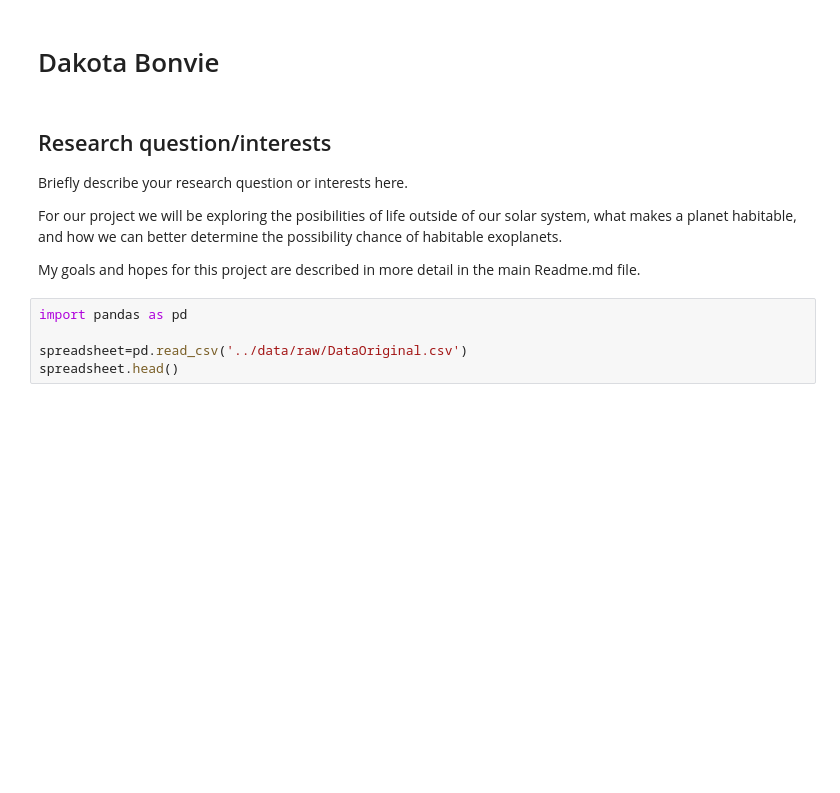
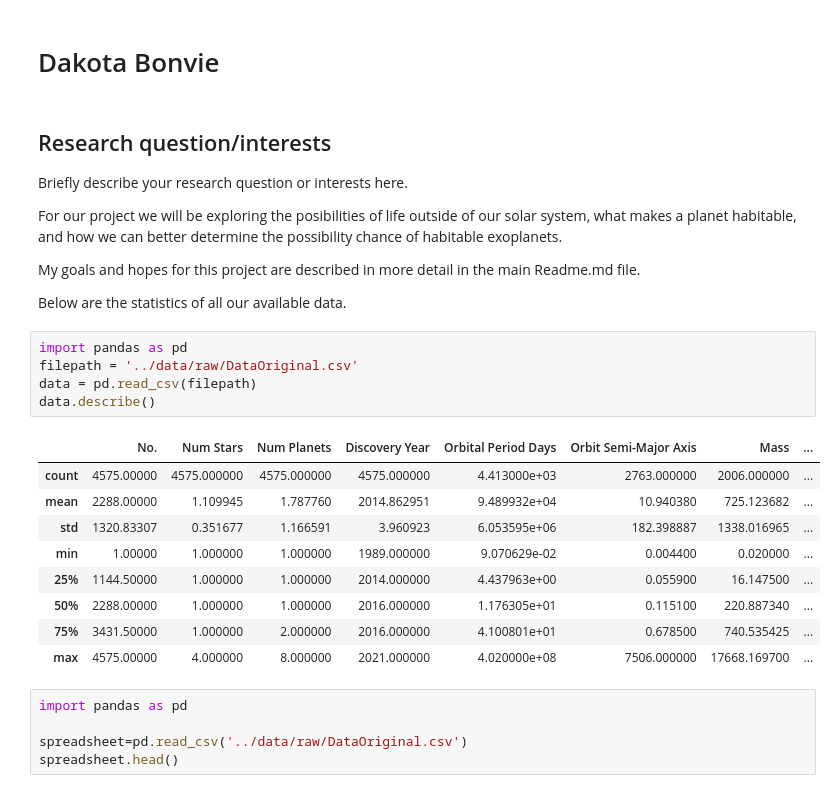
Before and after one commit to ubco-W2022T1-cosc301/project-group35, a Jupyter notebook: notebooks/analysis1.ipynb, the cells around one changed output. Saved outputs shown, nothing was run; the diff lists cells and outputs as text; blank space fills up the shorter version.

```diff
--- a/notebooks/analysis1.ipynb
+++ b/notebooks/analysis1.ipynb
@@ -9,6 +9,23 @@ For our project we will be exploring the posibilities of life outside of our sol
 habitable, and how we can better determine the possibility chance of habitable exoplanets.
 
 My goals and hopes for this project are described in more detail in the main Readme.md file.
+
+Below are the statistics of all our available data.
+# %%
+import pandas as pd
+filepath = '../data/raw/DataOriginal.csv'
+data = pd.read_csv(filepath)
+data.describe()
+# %% [output]
+|  | No. | Num Stars | Num Planets | Discovery Year | Orbital Period Days | Orbit Semi-Major Axis | Mass | ... |
+| count | 4575.00000 | 4575.000000 | 4575.000000 | 4575.000000 | 4.413000e+03 | 2763.000000 | 2006.000000 | ... |
+| mean | 2288.00000 | 1.109945 | 1.787760 | 2014.862951 | 9.489932e+04 | 10.940380 | 725.123682 | ... |
+| std | 1320.83307 | 0.351677 | 1.166591 | 3.960923 | 6.053595e+06 | 182.398887 | 1338.016965 | ... |
+| min | 1.00000 | 1.000000 | 1.000000 | 1989.000000 | 9.070629e-02 | 0.004400 | 0.020000 | ... |
+| 25% | 1144.50000 | 1.000000 | 1.000000 | 2014.000000 | 4.437963e+00 | 0.055900 | 16.147500 | ... |
+| 50% | 2288.00000 | 1.000000 | 1.000000 | 2016.000000 | 1.176305e+01 | 0.115100 | 220.887340 | ... |
+| 75% | 3431.50000 | 1.000000 | 2.000000 | 2016.000000 | 4.100801e+01 | 0.678500 | 740.535425 | ... |
+| max | 4575.00000 | 4.000000 | 8.000000 | 2021.000000 | 4.020000e+08 | 7506.000000 | 17668.169700 | ... |
 # %%
 import pandas as pd
 
```
Also changed, not shown: 1 other file.
